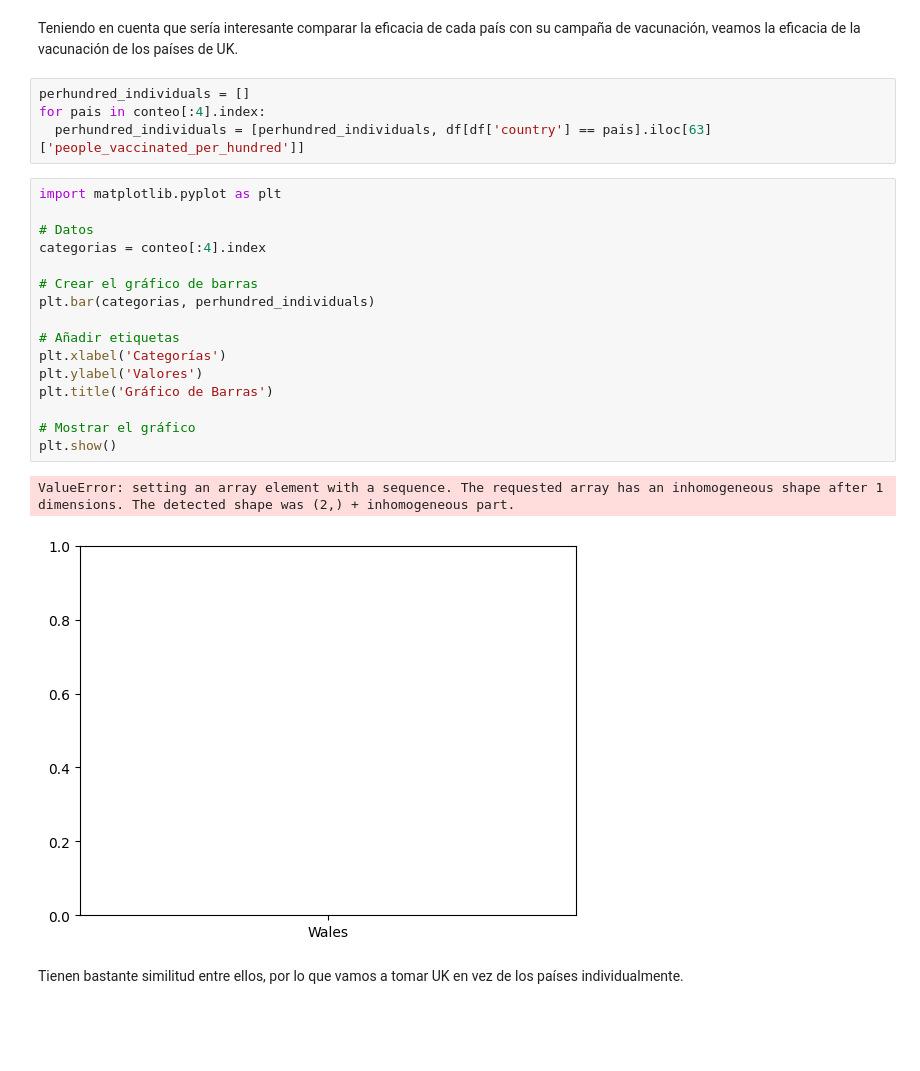
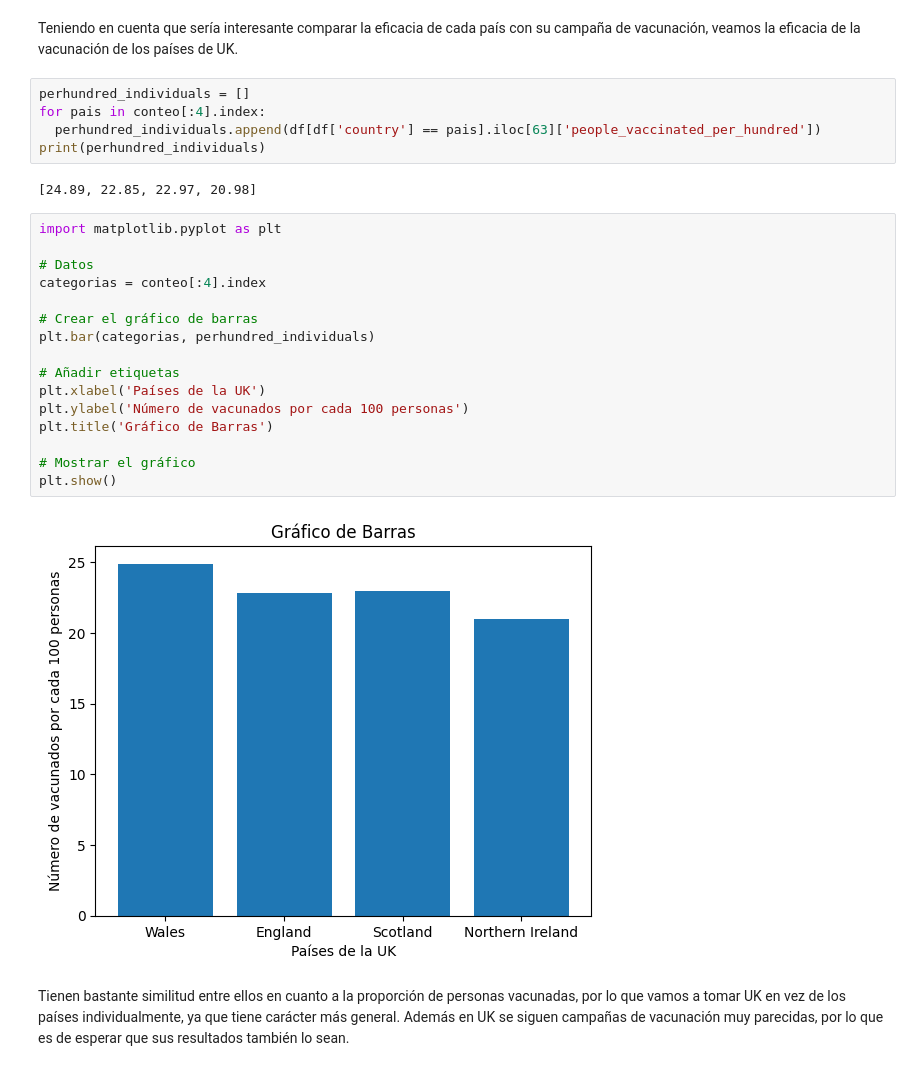
Before and after one commit to CeliaDiazSanchez/Data-Mining, a Jupyter notebook: LAB01_Ana_pruebas.ipynb, the cells around one changed output. Cells and saved outputs as stored; diff of their text form; blank space fills up the shorter version.

```diff
--- a/LAB01_Ana_pruebas.ipynb
+++ b/LAB01_Ana_pruebas.ipynb
@@ -326,26 +341,28 @@ Teniendo en cuenta que sería interesante comparar la eficacia de cada país con
 # %%
 perhundred_individuals = []
 for pais in conteo[:4].index:
-  perhundred_individuals = [perhundred_individuals, df[df['country'] == pais].iloc[63]['people_vaccinated_per_hundred']]
+  perhundred_individuals.append(df[df['country'] == pais].iloc[63]['people_vaccinated_per_hundred'])
+print(perhundred_individuals)
+# %% [output]
+[24.89, 22.85, 22.97, 20.98]
 # %%
 import matplotlib.pyplot as plt
 
 # Datos
 categorias = conteo[:4].index
 
 # Crear el gráfico de barras
 plt.bar(categorias, perhundred_individuals)
 
 # Añadir etiquetas
-plt.xlabel('Categorías')
-plt.ylabel('Valores')
+plt.xlabel('Países de la UK')
+plt.ylabel('Número de vacunados por cada 100 personas')
 plt.title('Gráfico de Barras')
 
 # Mostrar el gráfico
 plt.show()
 # %% [output]
-ValueError: setting an array element with a sequence. The requested array has an inhomogeneous shape after 1 dimensions. The detected shape was (2,) + inhomogeneous part.
-[figure, old version]
+[figure, new version]
 # %% [markdown]
-Tienen bastante similitud entre ellos, por lo que vamos a tomar UK en vez de los países individualmente.
+Tienen bastante similitud entre ellos en cuanto a la proporción de personas vacunadas, por lo que vamos a tomar UK en vez de los países individualmente, ya que tiene carácter más general. Además en UK se siguen campañas de vacunación muy parecidas, por lo que es de esperar que sus resultados también lo sean.
 # %%
```
Also changed, not shown: parts of 20 cells of this notebook.
